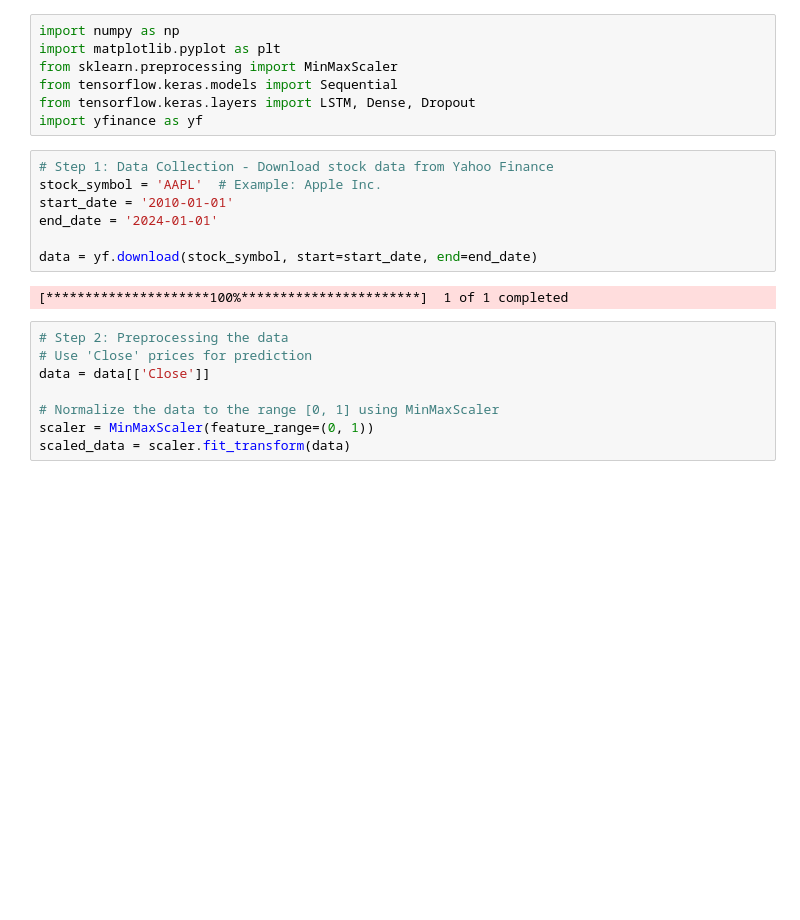
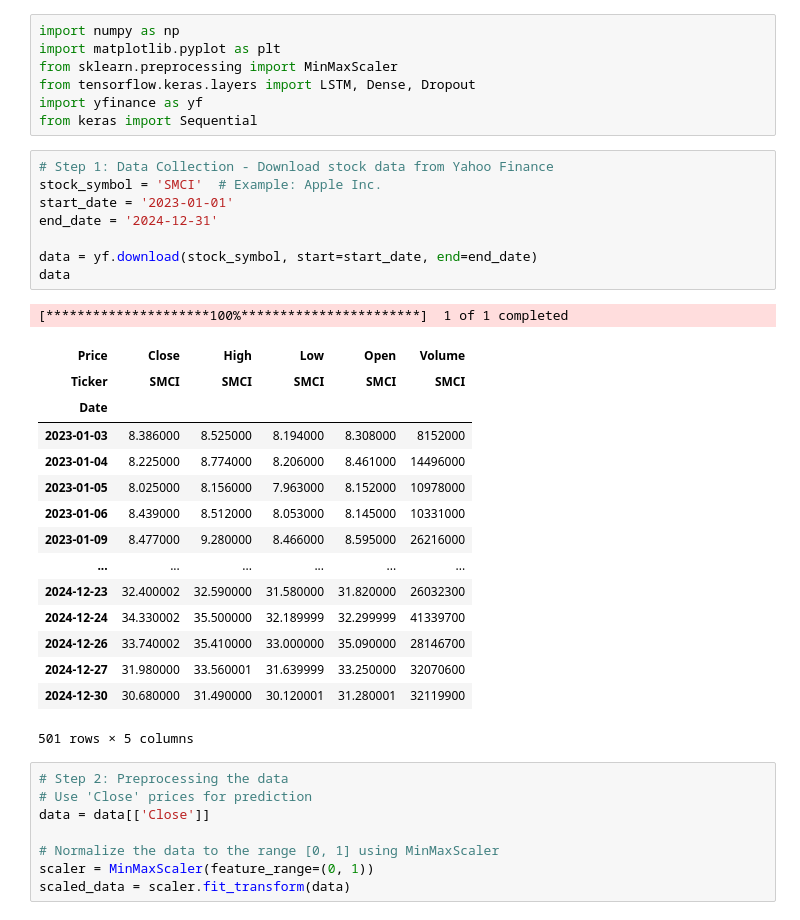
Before and after one commit to 17YuvrajSehgal/stock_prediction_using_ANN, a Jupyter notebook: lstm_new.ipynb, the cells around one changed output. Drawn from its saved outputs; the diff is of its cells as text; blank space fills up the shorter version.

```diff
--- a/lstm_new.ipynb
+++ b/lstm_new.ipynb
@@ -2,18 +2,34 @@
 import numpy as np
 import matplotlib.pyplot as plt
 from sklearn.preprocessing import MinMaxScaler
-from tensorflow.keras.models import Sequential
 from tensorflow.keras.layers import LSTM, Dense, Dropout
 import yfinance as yf
+from keras import Sequential
 # %%
 # Step 1: Data Collection - Download stock data from Yahoo Finance
-stock_symbol = 'AAPL'  # Example: Apple Inc.
-start_date = '2010-01-01'
-end_date = '2024-01-01'
+stock_symbol = 'SMCI'  # Example: Apple Inc.
+start_date = '2023-01-01'
+end_date = '2024-12-31'
 
 data = yf.download(stock_symbol, start=start_date, end=end_date)
+data
 # %% [output]
 [*********************100%***********************]  1 of 1 completed
+| Price | Close | High | Low | Open | Volume |
+| Ticker | SMCI | SMCI | SMCI | SMCI | SMCI |
+| Date |  |  |  |  |  |
+| 2023-01-03 | 8.386000 | 8.525000 | 8.194000 | 8.308000 | 8152000 |
+| 2023-01-04 | 8.225000 | 8.774000 | 8.206000 | 8.461000 | 14496000 |
+| 2023-01-05 | 8.025000 | 8.156000 | 7.963000 | 8.152000 | 10978000 |
+| 2023-01-06 | 8.439000 | 8.512000 | 8.053000 | 8.145000 | 10331000 |
+| 2023-01-09 | 8.477000 | 9.280000 | 8.466000 | 8.595000 | 26216000 |
+| ... | ... | ... | ... | ... | ... |
+| 2024-12-23 | 32.400002 | 32.590000 | 31.580000 | 31.820000 | 26032300 |
+| 2024-12-24 | 34.330002 | 35.500000 | 32.189999 | 32.299999 | 41339700 |
+| 2024-12-26 | 33.740002 | 35.410000 | 33.000000 | 35.090000 | 28146700 |
+| 2024-12-27 | 31.980000 | 33.560001 | 31.639999 | 33.250000 | 32070600 |
+| 2024-12-30 | 30.680000 | 31.490000 | 30.120001 | 31.280001 | 32119900 |
+501 rows × 5 columns
 # %%
 # Step 2: Preprocessing the data
 # Use 'Close' prices for prediction
```
Also changed, not shown: parts of 8 cells of this notebook, 6 other files.
